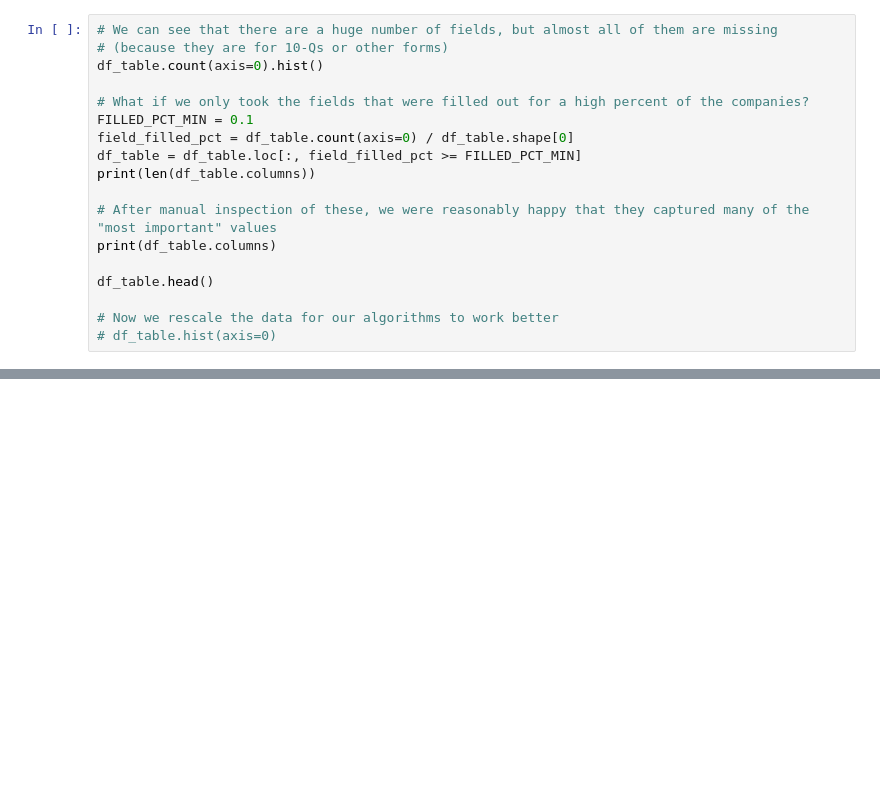
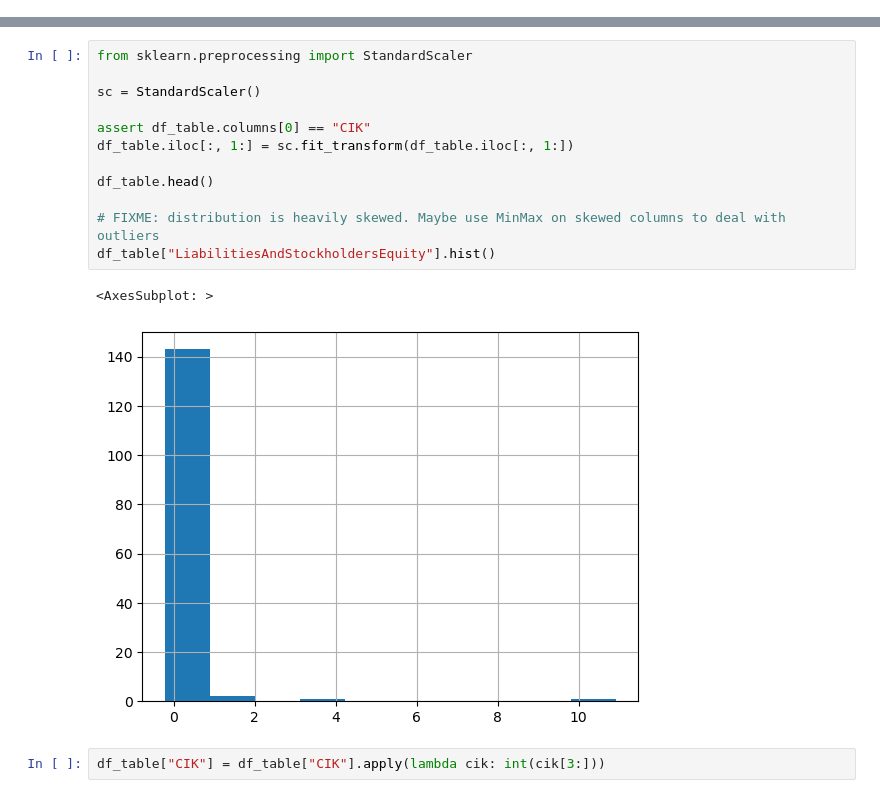
Before and after one commit to jainr3/SECret-Insights, a Jupyter notebook: testing.ipynb, the cells around one changed output, grey strips where cells are left out. Drawn from its saved outputs; the diff is of its cells as text; blank space fills up the shorter version.

Commit message:
Mostly finished preprocessing and joined on CIK

```diff
--- a/testing.ipynb
+++ b/testing.ipynb
@@ -158,18 +205,0 @@ df_table.head(23)
-# %%
-# We can see that there are a huge number of fields, but almost all of them are missing
-# (because they are for 10-Qs or other forms)
-df_table.count(axis=0).hist()
-
-# What if we only took the fields that were filled out for a high percent of the companies?
-FILLED_PCT_MIN = 0.1
-field_filled_pct = df_table.count(axis=0) / df_table.shape[0]
-df_table = df_table.loc[:, field_filled_pct >= FILLED_PCT_MIN]
-print(len(df_table.columns))
-
-# After manual inspection of these, we were reasonably happy that they captured many of the "most important" values
-print(df_table.columns)
-
-df_table.head()
-
-# Now we rescale the data for our algorithms to work better
-# df_table.hist(axis=0)
@@ -189,0 +235,17 @@ Index(['end', 'filed', 'form', 'Name', 'Ticker', 'CIK', 'Currency', 'Assets',
+# %%
+from sklearn.preprocessing import StandardScaler
+
+sc = StandardScaler()
+
+assert df_table.columns[0] == "CIK"
+df_table.iloc[:, 1:] = sc.fit_transform(df_table.iloc[:, 1:])
+
+df_table.head()
+
+# FIXME: distribution is heavily skewed. Maybe use MinMax on skewed columns to deal with outliers
+df_table["LiabilitiesAndStockholdersEquity"].hist()
+# %% [output]
+<AxesSubplot: >
+[figure, added]
+# %%
+df_table["CIK"] = df_table["CIK"].apply(lambda cik: int(cik[3:]))
```
Also changed, not shown: parts of 10 cells of this notebook.
